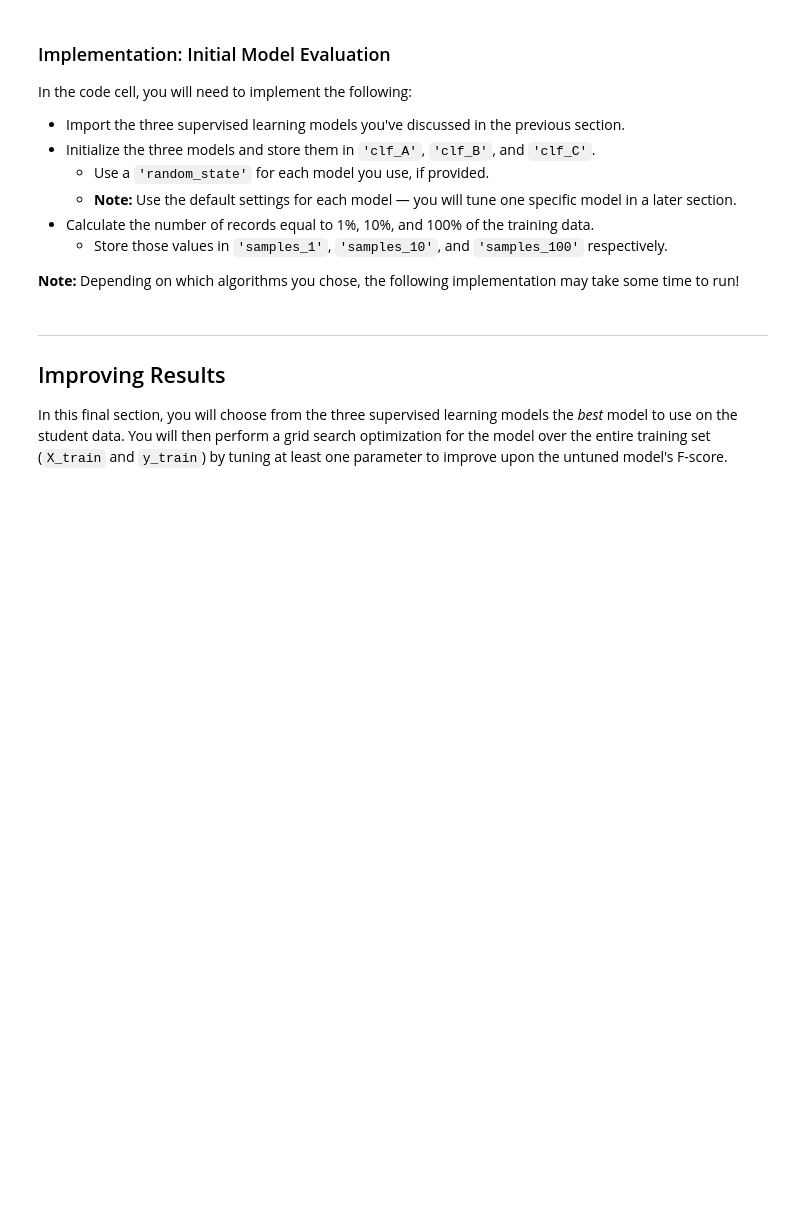
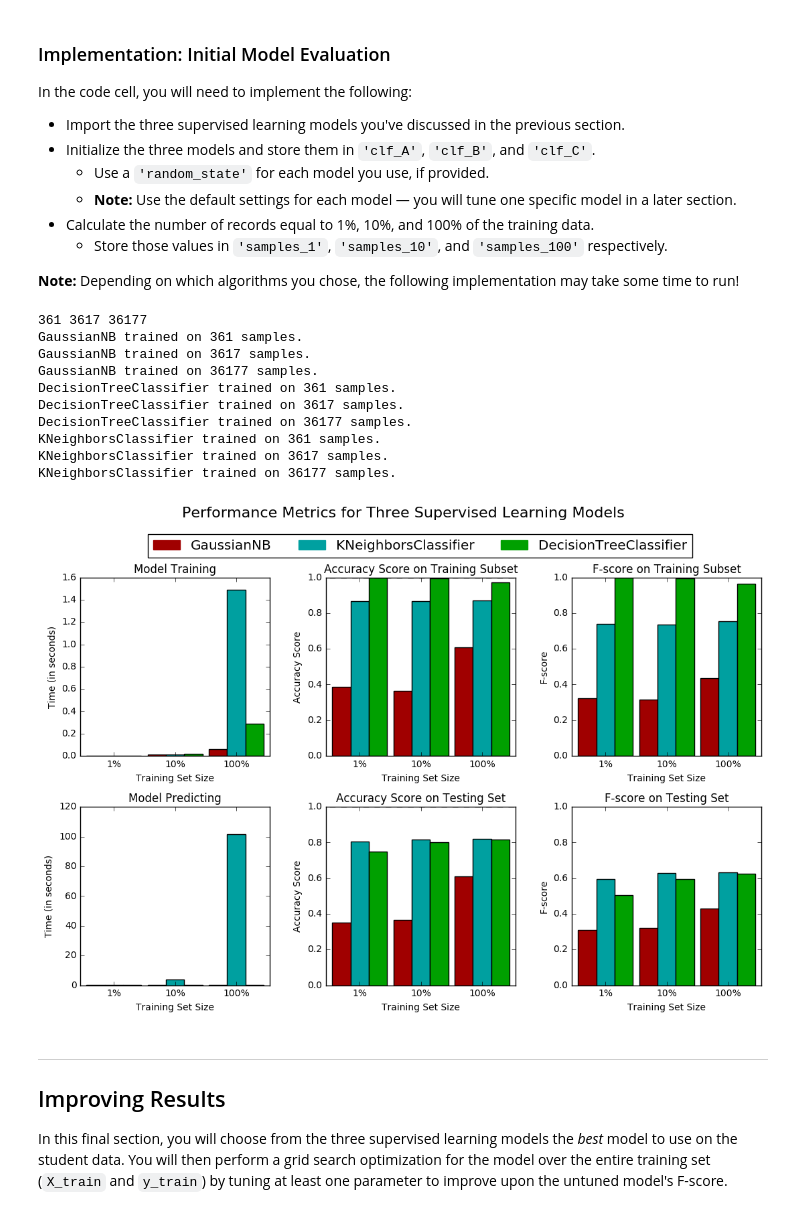
Before and after one commit to ibunny01/MLND, a Jupyter notebook: finding_donors.ipynb, the cells around one changed output. Saved outputs shown, nothing was run; the diff lists cells and outputs as text; code cells hidden in the pictures; blank space fills up the shorter version.

```diff
--- a/finding_donors.ipynb
+++ b/finding_donors.ipynb
@@ -261,6 +283,9 @@ In the code block below, you will need to implement the following:
    - Make sure that you set the `beta` parameter!
 # %%
 # TODO: Import two metrics from sklearn - fbeta_score and accuracy_score
+from sklearn.metrics import fbeta_score
+from sklearn.metrics import accuracy_score
+# from sklearn.cross_validation import train_test_split
 
 def train_predict(learner, sample_size, X_train, y_train, X_test, y_test):
     '''
@@ -277,33 +302,35 @@ def train_predict(learner, sample_size, X_train, y_train, X_test, y_test):
 
     # TODO: Fit the learner to the training data using slicing with 'sample_size'
     start = time() # Get start time
-    learner = None
+#     X_train, X_test, y_train, y_test = train_test_split(X_train, y_train, test_size=sample_size, random_state=42)
+    X_train_sample, Y_train_sample = (X_train[:sample_size], y_train[:sample_size] )
+    learner = learner.fit(X_train_sample, Y_train_sample)
     end = time() # Get end time
 
     # TODO: Calculate the training time
-    results['train_time'] = None
+    results['train_time'] = end - start
 
     # TODO: Get the predictions on the test set,
     #       then get predictions on the first 300 training samples
     start = time() # Get start time
-    predictions_test = None
-    predictions_train = None
+    predictions_test = learner.predict(X_test)
+    predictions_train = learner.predict(X_train_sample)
     end = time() # Get end time
 
     # TODO: Calculate the total prediction time
-    results['pred_time'] = None
+    results['pred_time'] = end - start
 
     # TODO: Compute accuracy on the first 300 training samples
-    results['acc_train'] = None
+    results['acc_train'] = accuracy_score(Y_train_sample,predictions_train)
 
     # TODO: Compute accuracy on test set
-    results['acc_test'] = None
+    results['acc_test'] = accuracy_score(y_test,predictions_test)
 
     # TODO: Compute F-score on the the first 300 training samples
-    results['f_train'] = None
+    results['f_train'] = fbeta_score(Y_train_sample, predictions_train, 0.5)
 
     # TODO: Compute F-score on the test set
-    results['f_test'] = None
+    results['f_test'] = fbeta_score(y_test, predictions_test, 0.5)
 
     # Success
     print "{} trained on {} samples.".format(learner.__class__.__name__, sample_size)
@@ -323,28 +350,46 @@ In the code cell, you will need to implement the following:
 **Note:** Depending on which algorithms you chose, the following implementation may take some time to run!
 # %%
 # TODO: Import the three supervised learning models from sklearn
+from sklearn.naive_bayes import GaussianNB
+from sklearn import tree
+from sklearn.neighbors import KNeighborsClassifier
+
 
 # TODO: Initialize the three models
-clf_A = None
-clf_B = None
-clf_C = None
+clf_A = GaussianNB()
+clf_B = tree.DecisionTreeClassifier()
+clf_C = KNeighborsClassifier(n_neighbors = 5)
 
 # TODO: Calculate the number of samples for 1%, 10%, and 100% of the training data
-samples_1 = None
-samples_10 = None
-samples_100 = None
+samples_1 = int(y_train.count()*0.01)
+samples_10 = int(y_train.count()*0.1)
+samples_100 = int(y_train.count()*1.0)
+
+print samples_1, samples_10, samples_100
 
 # Collect results on the learners
 results = {}
 for clf in [clf_A, clf_B, clf_C]:
     clf_name = clf.__class__.__name__
     results[clf_name] = {}
     for i, samples in enumerate([samples_1, samples_10, samples_100]):
         results[clf_name][i] = \
         train_predict(clf, samples, X_train, y_train, X_test, y_test)
 
 # Run metrics visualization for the three supervised learning models chosen
 vs.evaluate(results, accuracy, fscore)
+# %% [output]
+361 3617 36177
+GaussianNB trained on 361 samples.
+GaussianNB trained on 3617 samples.
+GaussianNB trained on 36177 samples.
+DecisionTreeClassifier trained on 361 samples.
+DecisionTreeClassifier trained on 3617 samples.
+DecisionTreeClassifier trained on 36177 samples.
+KNeighborsClassifier trained on 361 samples.
+KNeighborsClassifier trained on 3617 samples.
+KNeighborsClassifier trained on 36177 samples.
+[figure, added]
 # %% [markdown]
 ----
 ## Improving Results
```
Also changed, not shown: parts of 18 cells of this notebook, 4 other files.
